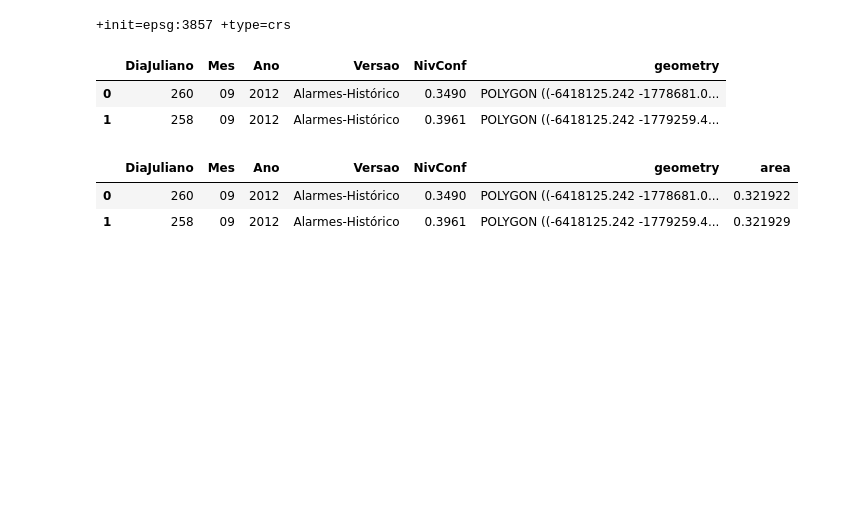
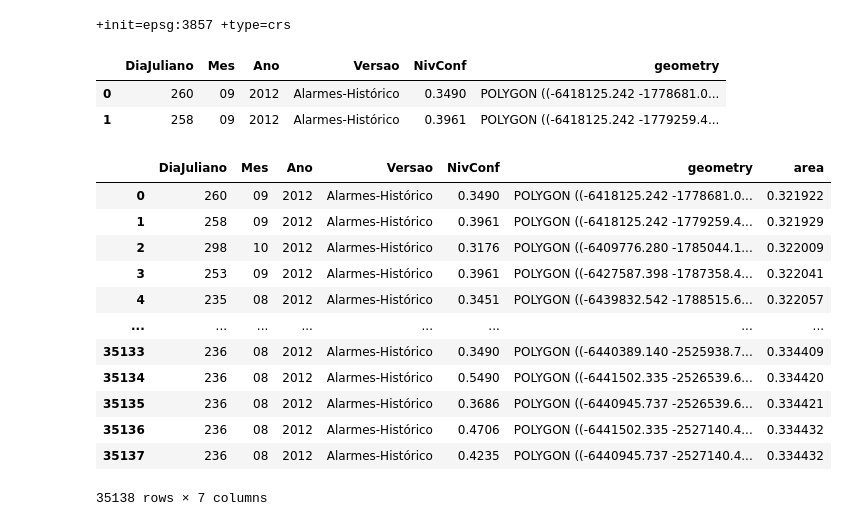
Before and after one commit to charlespimentel/PROJ_QUEIMA_BR, a Jupyter notebook: Inpe_12_21.ipynb, the cells around one changed output. Saved outputs shown, nothing was run; the diff lists cells and outputs as text; code cells hidden in the pictures; blank space fills up the shorter version.

```diff
--- a/Inpe_12_21.ipynb
+++ b/Inpe_12_21.ipynb
@@ -278,8 +278,18 @@ tost.head(2)
 | 1 | 258 | 09 | 2012 | Alarmes-Histórico | 0.3961 | POLYGON ((-6418125.242 -1779259.4... |
 # %%
 tost["area"] = tost['geometry'].area/ 10**6
-tost.head(2)
+tost
 # %% [output]
 |  | DiaJuliano | Mes | Ano | Versao | NivConf | geometry | area |
 | 0 | 260 | 09 | 2012 | Alarmes-Histórico | 0.3490 | POLYGON ((-6418125.242 -1778681.0... | 0.321922 |
 | 1 | 258 | 09 | 2012 | Alarmes-Histórico | 0.3961 | POLYGON ((-6418125.242 -1779259.4... | 0.321929 |
+| 2 | 298 | 10 | 2012 | Alarmes-Histórico | 0.3176 | POLYGON ((-6409776.280 -1785044.1... | 0.322009 |
+| 3 | 253 | 09 | 2012 | Alarmes-Histórico | 0.3961 | POLYGON ((-6427587.398 -1787358.4... | 0.322041 |
+| 4 | 235 | 08 | 2012 | Alarmes-Histórico | 0.3451 | POLYGON ((-6439832.542 -1788515.6... | 0.322057 |
+| ... | ... | ... | ... | ... | ... | ... | ... |
+| 35133 | 236 | 08 | 2012 | Alarmes-Histórico | 0.3490 | POLYGON ((-6440389.140 -2525938.7... | 0.334409 |
+| 35134 | 236 | 08 | 2012 | Alarmes-Histórico | 0.5490 | POLYGON ((-6441502.335 -2526539.6... | 0.334420 |
+| 35135 | 236 | 08 | 2012 | Alarmes-Histórico | 0.3686 | POLYGON ((-6440945.737 -2526539.6... | 0.334421 |
+| 35136 | 236 | 08 | 2012 | Alarmes-Histórico | 0.4706 | POLYGON ((-6441502.335 -2527140.4... | 0.334432 |
+| 35137 | 236 | 08 | 2012 | Alarmes-Histórico | 0.4235 | POLYGON ((-6440945.737 -2527140.4... | 0.334432 |
+35138 rows × 7 columns
```
